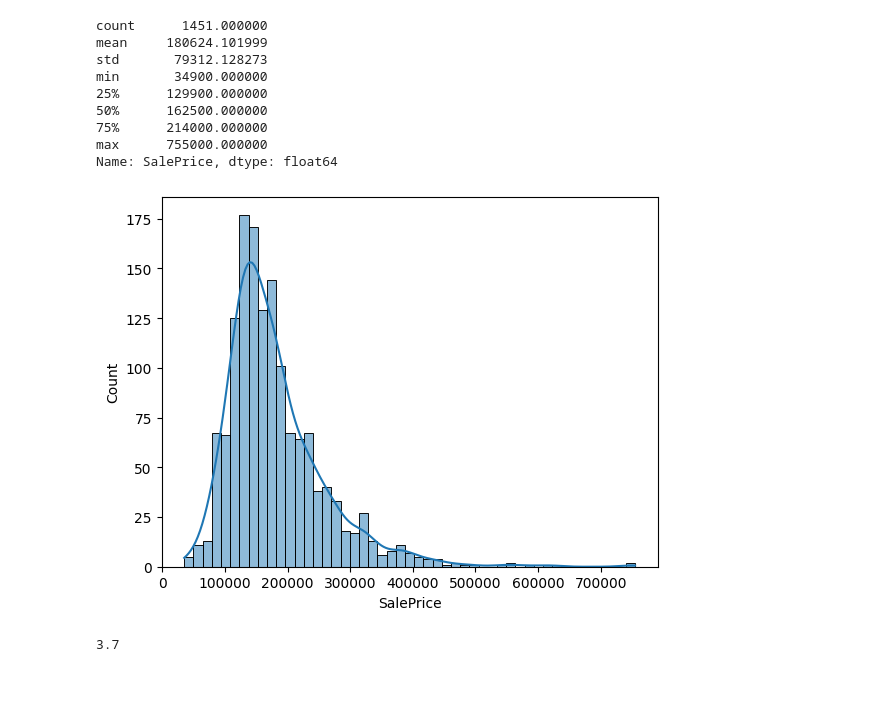
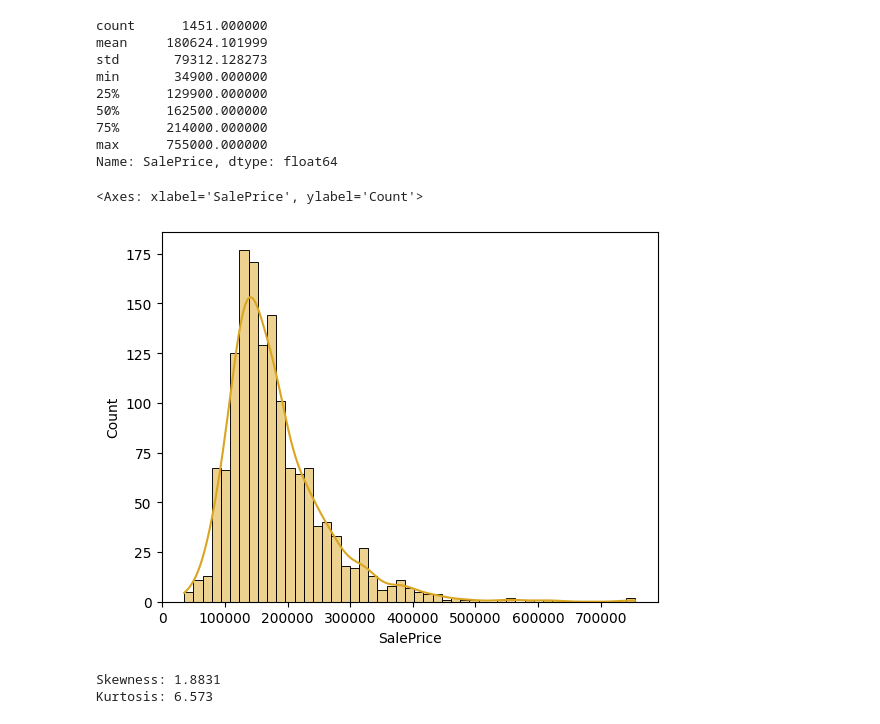
Before and after one commit to johanrendon/Houses-Price, a Jupyter notebook: notebooks/0.03-jrc-EDA-1.ipynb, the cells around one changed output. Drawn from its saved outputs; the diff is of its cells as text; code cells hidden in the pictures; blank space fills up the shorter version.

```diff
--- a/notebooks/0.03-jrc-EDA-1.ipynb
+++ b/notebooks/0.03-jrc-EDA-1.ipynb
@@ -25,15 +36,18 @@ min       34900.000000
 max      755000.000000
 Name: SalePrice, dtype: float64
 # %%
+
 sns.histplot(
-    data = target,
-    kde=True
+    data=target,
+    kde=True,
+    color='goldenrod'
 )
-
-plt.savefig('jeje')
 # %% [output]
+<Axes: xlabel='SalePrice', ylabel='Count'>
-[figure, old version]
+[figure, new version]
-# %%
-74 * 0.05
-# %% [output]
-3.7
+# %%
+print(f"Skewness: {round(target.skew(), 4)}")
+print(f'Kurtosis: {round(target.kurt(), 4)}')
+# %% [output]
+Skewness: 1.8831
+Kurtosis: 6.573
```
Also changed, not shown: parts of 42 cells of this notebook, 11 other files.
